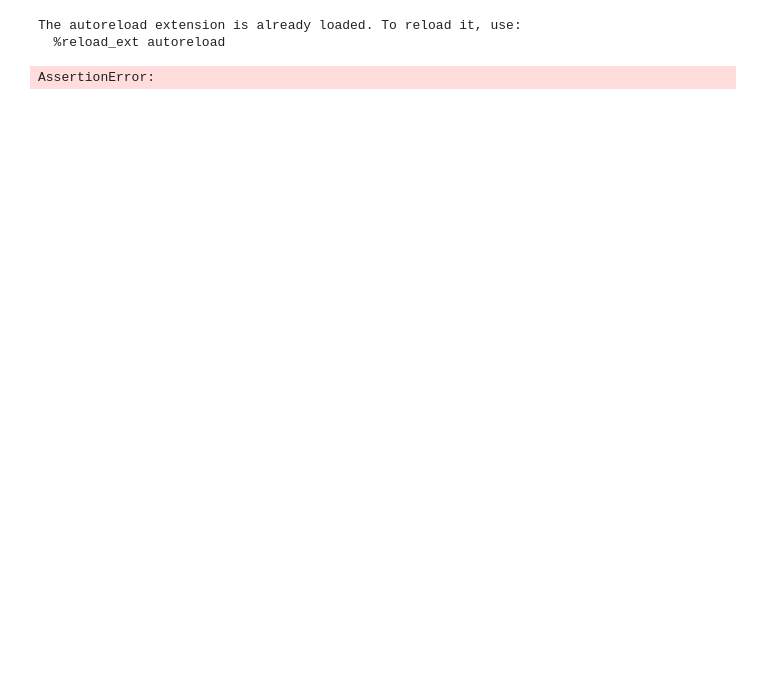
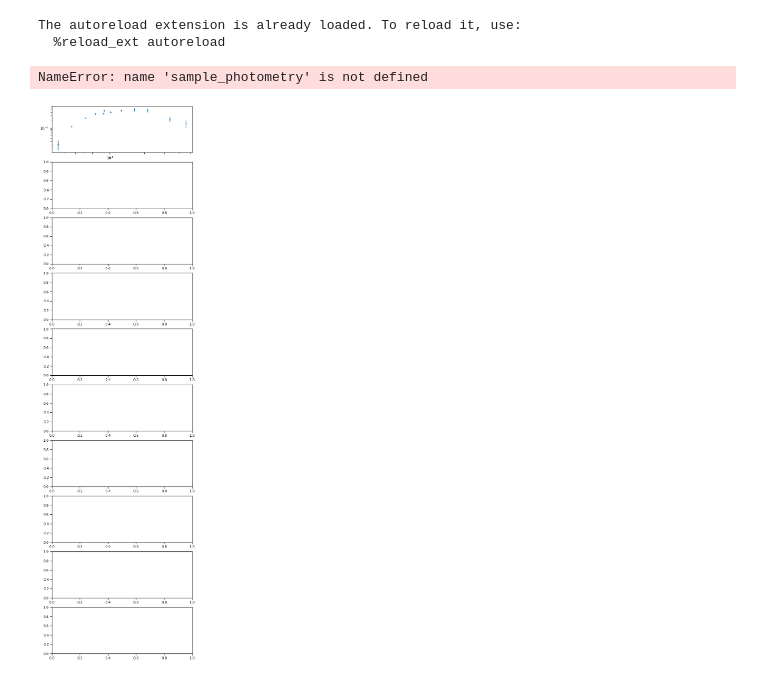
Before and after one commit to mwalmsley/agnfinder, a Jupyter notebook: notebooks/fitting_real_galaxies/pure_fsps.ipynb, the cells around one changed output. Cells and saved outputs as stored; diff of their text form; code cells hidden in the pictures; blank space fills up the shorter version.

Commit message:
Add output photometry

```diff
--- a/notebooks/fitting_real_galaxies/pure_fsps.ipynb
+++ b/notebooks/fitting_real_galaxies/pure_fsps.ipynb
@@ -24,7 +24,7 @@ os.chdir('/home/mike/repos/agnfinder')
 # save_dir = 'results/emulated_sampling/real'
 save_dir = '/media/mike/beta/agnfinder_results/vanilla_nested'
 
-galaxy_locs = glob.glob(save_dir + '/galaxy*.h5py')
+galaxy_locs = glob.glob(save_dir + '/*samples.h5py')
 assert galaxy_locs
 
 
@@ -48,14 +48,12 @@ for n, galaxy_loc in enumerate(galaxy_locs):
 
 n_samples = galaxies[0]['samples'].shape[0]
 # samples = np.stack(sample_list, axis=1)
-# %% [output]
-AssertionError:
 # %%
 wavelengths = np.array([ 3545.9515156 ,  4669.6375124 ,  6156.34362463,  7470.59215536,
         8917.58185532, 16397.13029184, 12513.8266968 , 21392.23213854,
        10205.12640526,  8801.6644194 , 33461.019081  , 45952.08900757])
 # %%
-def plot_galaxy(galaxy, ax, emulator, wavelengths):
+def plot_galaxy(galaxy, ax, wavelengths):
     true_photometry = galaxy['true_observations']
     input_params = galaxy['samples']
 
@@ -68,3 +66,19 @@ def plot_galaxy(galaxy, ax, emulator, wavelengths):
     ax.set_title('{} {}'.format(galaxy['rf_class'], galaxy['name']))
     ax.set_ylabel('Maggies')
     ax.set_xlabel('Wavelength (A)')
+# %%
+n_galaxies = 10
+
+fig, axes = plt.subplots(nrows=n_galaxies, figsize=(8, 32))
+
+n = 0
+for galaxy in galaxies:
+    ax = axes[n]
+    plot_galaxy(galaxy, ax, wavelengths)
+    n += 1
+    if n >= n_galaxies:
+        break
+plt.tight_layout()
+# %% [output]
+NameError: name 'sample_photometry' is not defined
+[figure, added]
```
Also changed, not shown: 1 other file.
